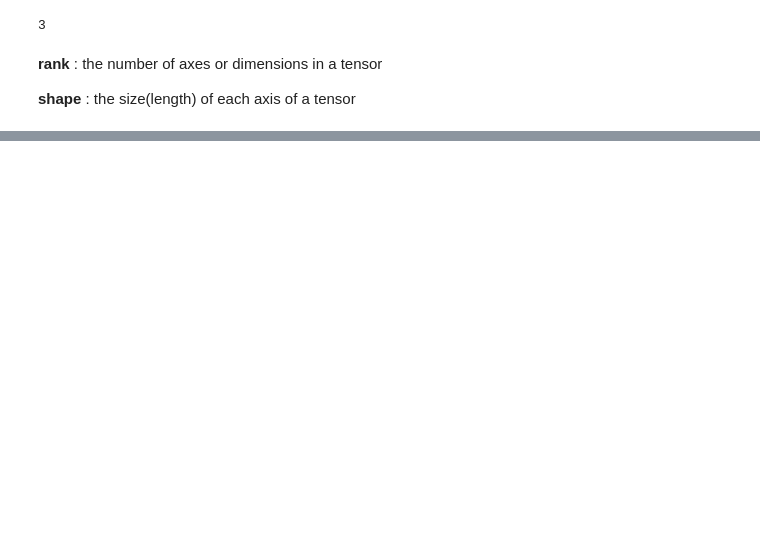
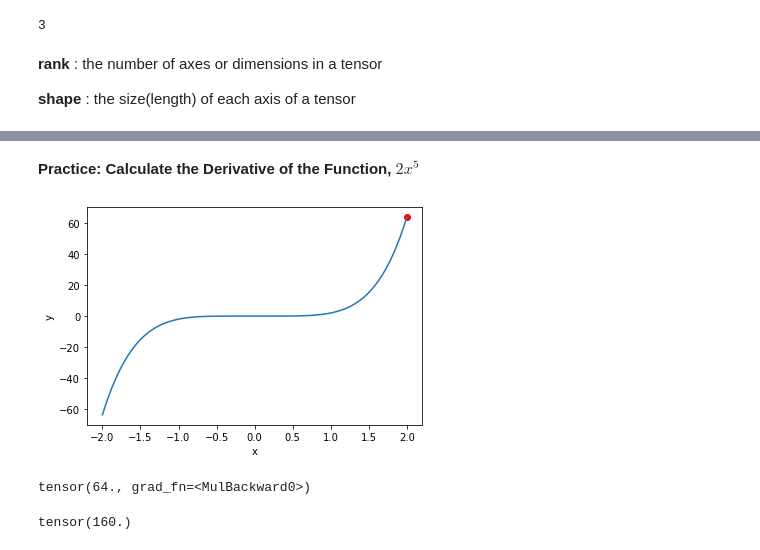
Before and after one commit to ttcielott/Deep_Learning_for_Coders_with-Fastai_and_PyTorch, a Jupyter notebook: Chapter4_Under_the_hood.ipynb, the cells around one changed output, grey strips where cells are left out. Cells and saved outputs as stored; diff of their text form; code cells hidden in the pictures; blank space fills up the shorter version.

```diff
--- a/Chapter4_Under_the_hood.ipynb
+++ b/Chapter4_Under_the_hood.ipynb
@@ -221,0 +574,13 @@ stacked_sevens = torch.stack(seven_tensors) / 255
+# %% [markdown]
+**Practice: Calculate the Derivative of the Function, $2x^5$**
+# %%
+# define the function
+def f(x): return 2*x**5
+# %%
+# display the function of x value ranges from -2 to 2.
+# mark the point that we will calculate its derivative.
+plot_function(f, tx = 'x', ty = 'y')
+plt.scatter(2, f(2), color = 'red')
+plt.show()
+# %% [output]
+[figure, added]
@@ -221,0 +590,7 @@ stacked_sevens = torch.stack(seven_tensors) / 255
+# %%
+# calculate function with the xt or 2
+# and it has a gradient function it will be using to calculate when needed
+yt = f(xt)
+yt
+# %% [output]
+tensor(64., grad_fn=<MulBackward0>)
@@ -221,0 +601,5 @@ stacked_sevens = torch.stack(seven_tensors) / 255
+# %%
+# check the grad attribute of our tensor
+xt.grad
+# %% [output]
+tensor(160.)
```
Also changed, not shown: parts of 63 cells of this notebook.
